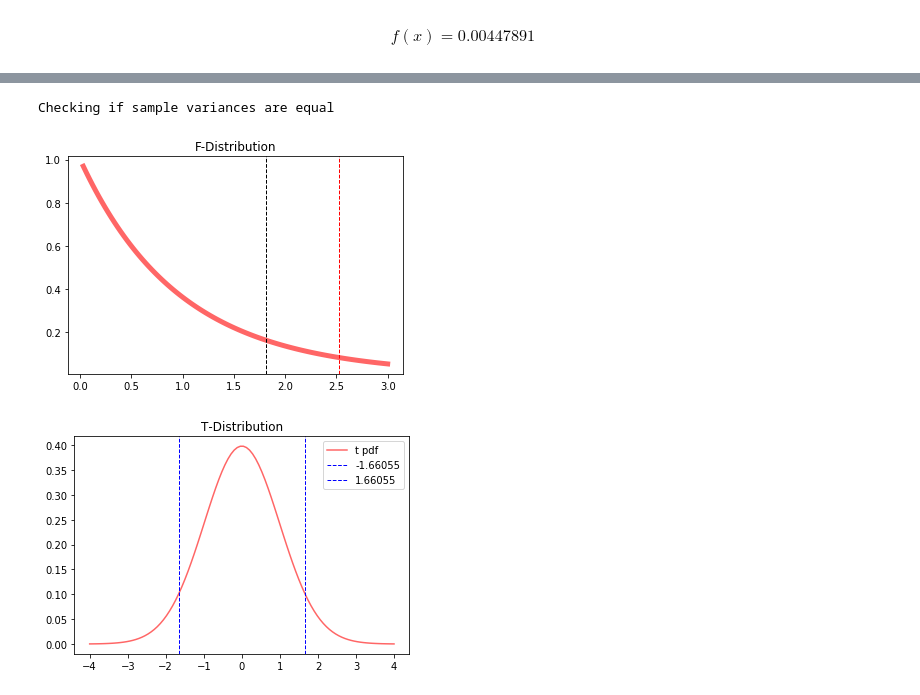
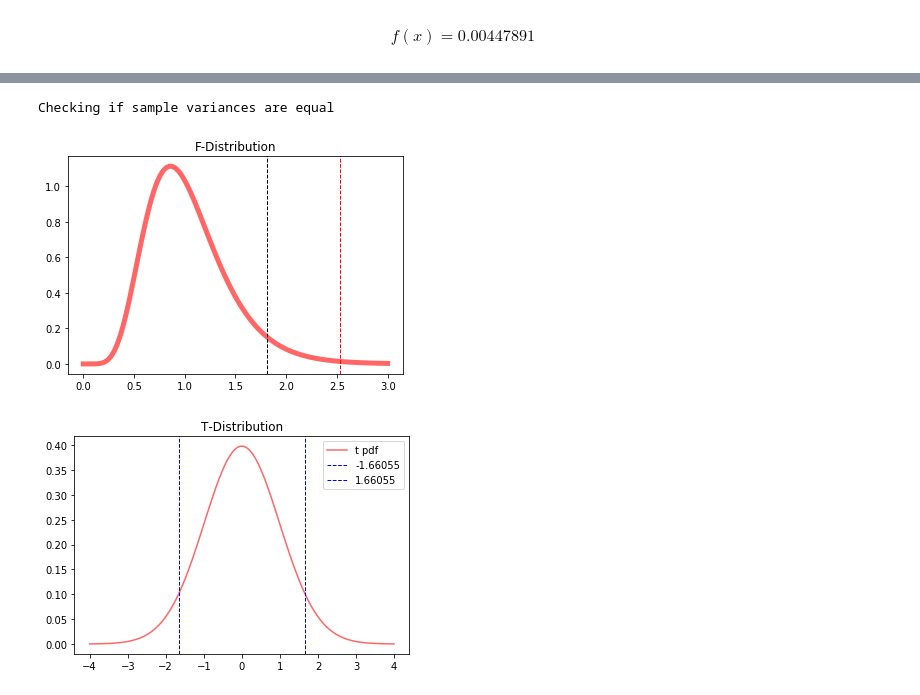
Before and after one commit to camburn/statistics, a Jupyter notebook: notebooks/Formula Implementations.ipynb, the cells around one changed output, grey strips where cells are left out. Drawn from its saved outputs; the diff is of its cells as text; code cells hidden in the pictures.

```diff
--- a/notebooks/Formula Implementations.ipynb
+++ b/notebooks/Formula Implementations.ipynb
@@ -384,19 +382,19 @@ sample std dev 2.064025746695127
 # %%
 import numpy as np
 
 print('Checking if sample variances are equal')
 
-dfn, dfd = 2, 57
+dfn, dfd = 18, 57
 x = np.linspace(0,3,100)
 plt.title('F-Distribution')
 #plt.plot(x, f.pdf(x, dfn, dfd), 'r-', lw=5, alpha=0.6, label='f pdf')
 plt.plot(x, f(dfn, dfd).pdf(x), 'r-', lw=5, alpha=0.6, label='f pdf')
 plt.axvline(1.8155, label=1.8155, color='k', linestyle='dashed', linewidth=1)
 plt.axvline(2.53, label=2.53, color='r', linestyle='dashed', linewidth=1)
 plt.show()
 # %% [output]
 Checking if sample variances are equal
-[figure, old version]
+[figure, new version]
 # %%
 ## Setup
 dof = 98        # Degrees of freedom
```
Also changed, not shown: parts of 6 cells of this notebook, 2 other files.
